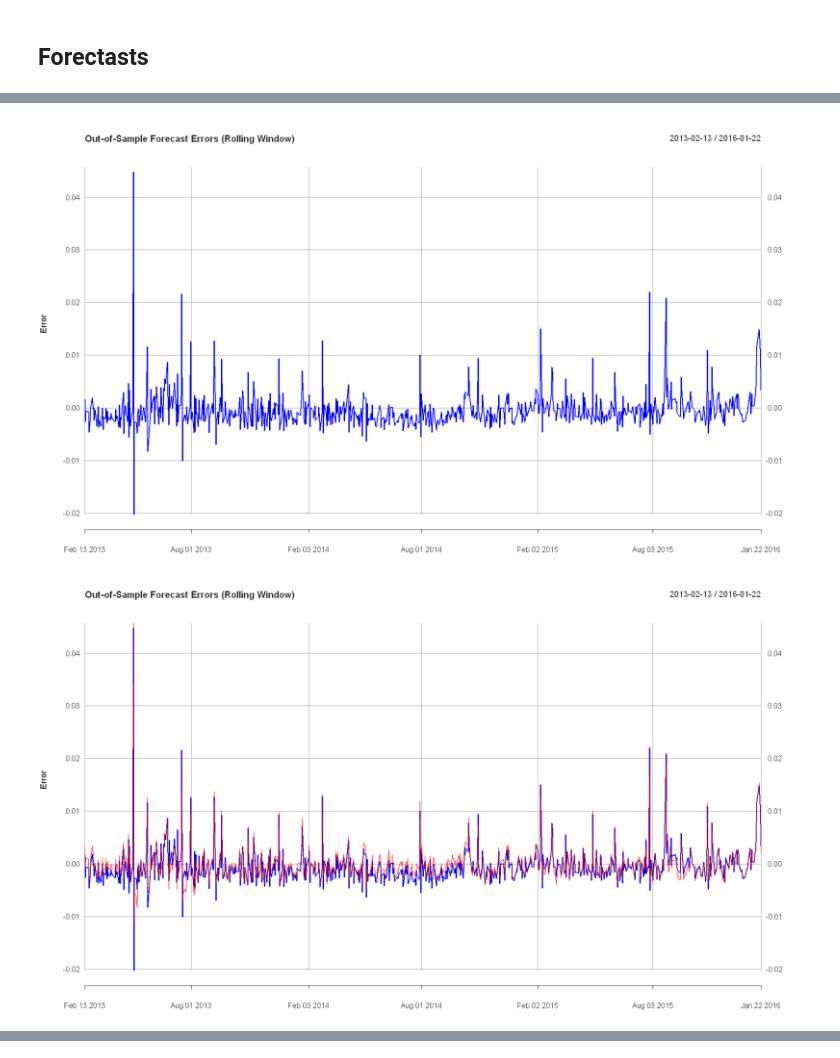
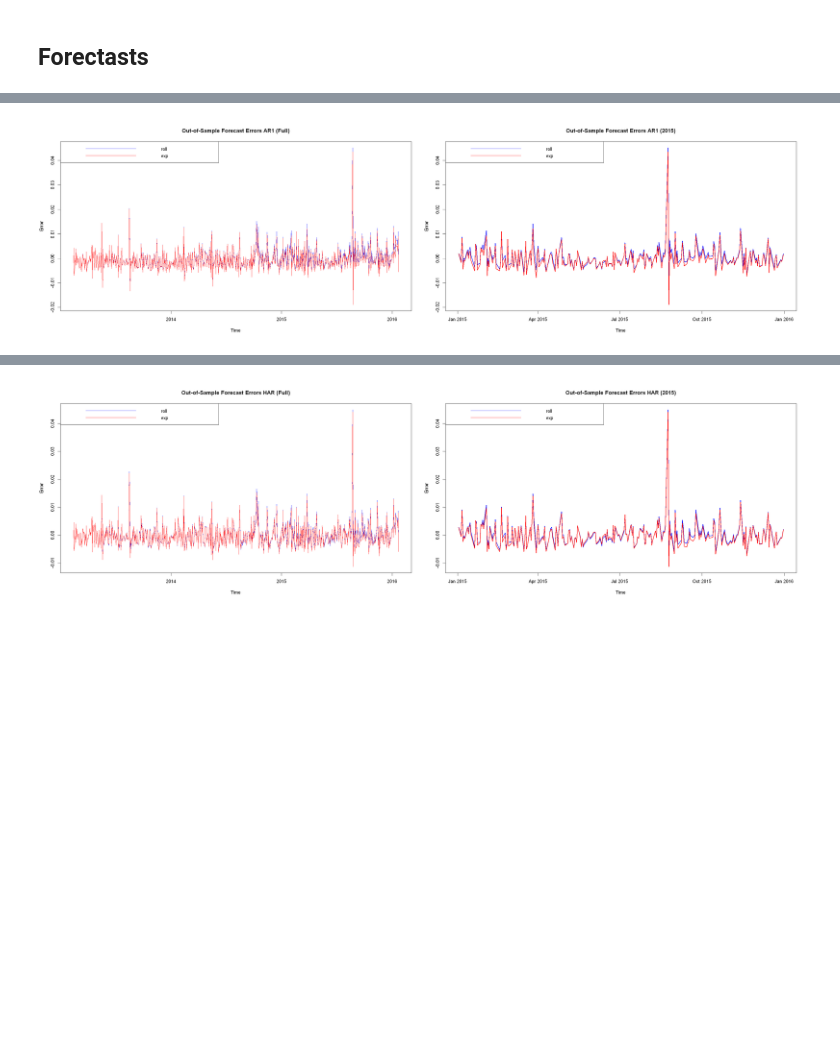
Before and after one commit to ahojdobryden/FiCox, a Jupyter notebook: project/final.ipynb, the cells around one changed output, grey strips where cells are left out. Saved outputs shown, nothing was run; the diff lists cells and outputs as text; code cells hidden in the pictures; blank space fills up the shorter version.

```diff
--- a/project/final.ipynb
+++ b/project/final.ipynb
@@ -444,17 +458,36 @@ HAR-RS-RK (Exp)  1.27e-05 0.0021336
 # %%
-err_ar1       <- actual_out_sample - fcst_ar1_roll
-err_har       <- actual_out_sample - fcst_har_roll
-err_har_rs    <- actual_out_sample - fcst_har_rs_roll
-err_har_rs_rk <- actual_out_sample - fcst_har_rs_rk_roll
+err_ar1_roll       <- actual_out_sample - fcst_ar1_roll
+err_har_roll       <- actual_out_sample - fcst_har_roll
+err_har_rs_roll    <- actual_out_sample - fcst_har_rs_roll
+err_har_rs_rk_roll <- actual_out_sample - fcst_har_rs_rk_roll
+err_ar1_exp       <- actual_out_sample - fcst_ar1_exp
+err_har_exp       <- actual_out_sample - fcst_har_exp
+err_har_rs_exp    <- actual_out_sample - fcst_har_rs_exp
+err_har_rs_rk_exp <- actual_out_sample - fcst_har_rs_rk_exp
 # %%
-options(repr.plot.width = 14, repr.plot.height = 8)
-plot(err_ar1, type = "l", col = "blue", ylim = range(c(err_ar1, err_har), na.rm=TRUE),
-     main = "Out-of-Sample Forecast Errors (Rolling Window)", ylab = "Error", xlab = "Time")
-lines(err_har, col = "red")
-lines(err_har_rs_rk, col = "purple")
-lines(err_har_rs, col = "green")
-legend("topleft", legend = c("AR1", "HAR", "HAR-RS-RK", "HAR-RS"),
-       col = c("blue", "red", "purple", "green"), lty = 1)
+options(repr.plot.width = 28, repr.plot.height = 8)
+
+# 1. Prepare your data
+ar1_errors <- merge(err_ar1_roll, err_ar1_exp)
+ar1_errors_2015 <- ar1_errors["2015"] # Create the 2014 subset
+
+# 2. Split the plotting window into 1 row, 2 columns
+par(mfrow = c(1, 2))
+
+# 3. Plot 1: Full dataset (Left Side)
+zoo::plot.zoo(ar1_errors, plot.type = "single",
+            col = c("blue", "red"),lwd = 1.5,
+            main = "Out-of-Sample Forecast Errors AR1 (Full)",
+            ylab = "Error", xlab = "Time")
+legend("topleft", legend = c("roll", "exp"),
+        col = c("blue", "red"), lty = 1)
+
+# 4. Plot 2: 2014 dataset only (Right Side)
+zoo::plot.zoo(ar1_errors_2015, plot.type = "single",
+            col = c("blue", "red"),lwd = 2,
+            main = "Out-of-Sample Forecast Errors AR1 (2015)",
+            ylab = "Error", xlab = "Time")
+legend("topleft", legend = c("roll", "exp"),
+        col = c("blue", "red"), lty = 1)
 # %% [output]
-[figure, old version]
+[figure, new version]
-[figure, removed]
@@ -462,0 +494,27 @@ legend("topleft", legend = c("AR1", "HAR", "HAR-RS-RK", "HAR-RS"),
+# %%
+options(repr.plot.width = 28, repr.plot.height = 8)
+
+# 1. Prepare your data
+har_errors <- merge(err_har_roll, err_har_exp)
+har_errors_2015 <- har_errors["2015"] # Create the 2014 subset
+
+# 2. Split the plotting window into 1 row, 2 columns
+par(mfrow = c(1, 2))
+
+# 3. Plot 1: Full dataset (Left Side)
+zoo::plot.zoo(har_errors, plot.type = "single",
+            col = c("blue", "red"),lwd = 1.5,
+            main = "Out-of-Sample Forecast Errors HAR (Full)",
+            ylab = "Error", xlab = "Time")
+legend("topleft", legend = c("roll", "exp"),
+        col = c("blue", "red"), lty = 1)
+
+# 4. Plot 2: 2014 dataset only (Right Side)
+zoo::plot.zoo(har_errors_2015, plot.type = "single",
+            col = c("blue", "red"),lwd = 2,
+            main = "Out-of-Sample Forecast Errors HAR (2015)",
+            ylab = "Error", xlab = "Time")
+legend("topleft", legend = c("roll", "exp"),
+        col = c("blue", "red"), lty = 1)
+# %% [output]
+[figure, added]
```
Also changed, not shown: parts of 21 cells of this notebook.
